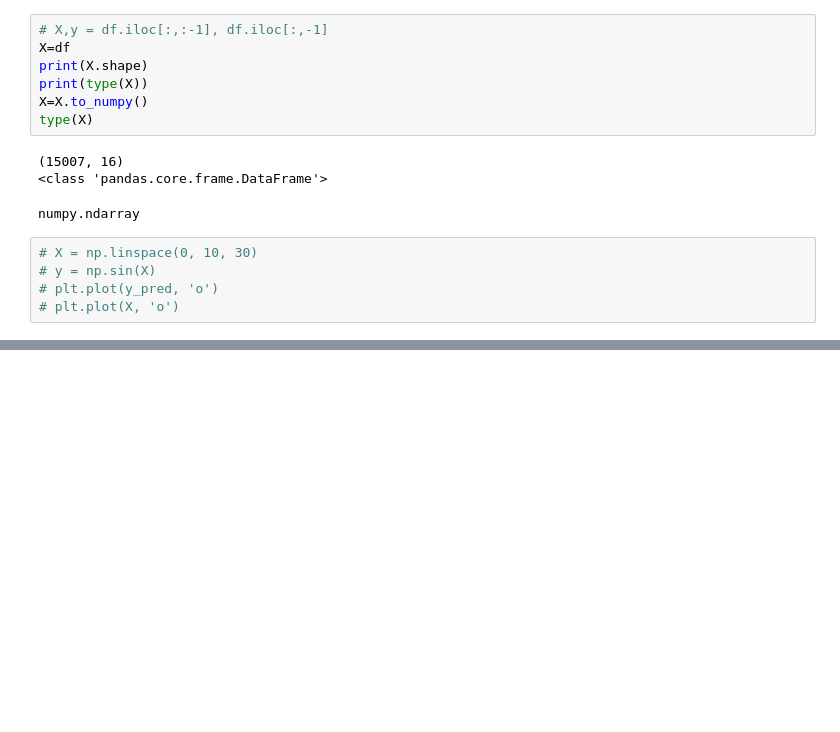
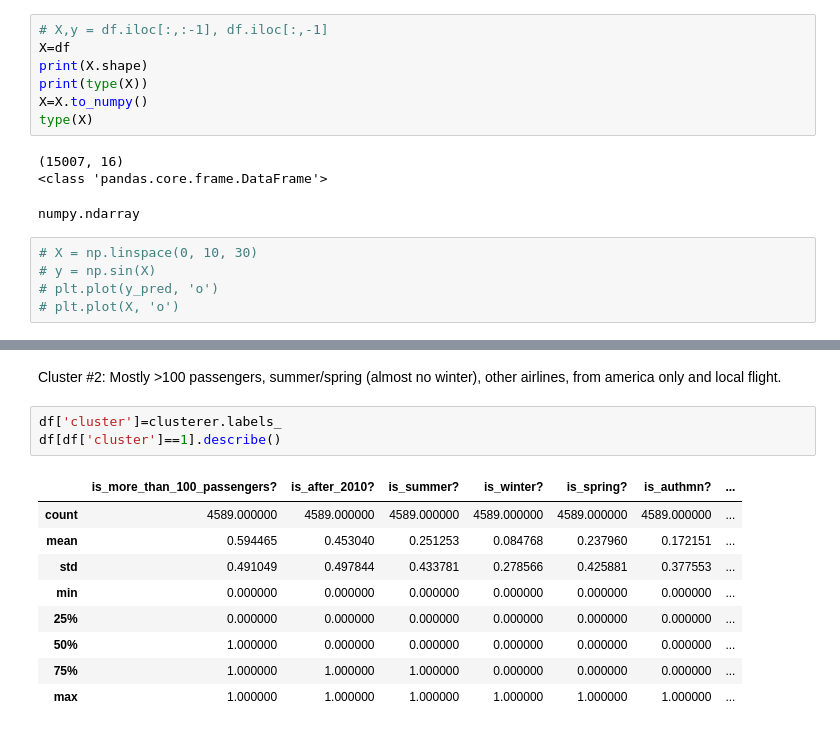
Before and after one commit to haeshed/DS-for-ent, a Jupyter notebook: Home Assignment 2 K-Means-20230501/HWA2_Hadar_Eshed.ipynb, the cells around one changed output, grey strips where cells are left out. Cells and saved outputs as stored; diff of their text form; blank space fills up the shorter version.

```diff
--- a/Home Assignment 2 K-Means-20230501/HWA2_Hadar_Eshed.ipynb
+++ b/Home Assignment 2 K-Means-20230501/HWA2_Hadar_Eshed.ipynb
@@ -145,0 +187,16 @@ for  6  clusters:
+# %% [markdown]
+Cluster #2:
+Mostly >100 passengers, summer/spring (almost no winter), other airlines, from america only and local flight.
+# %%
+df['cluster']=clusterer.labels_
+df[df['cluster']==1].describe()
+# %% [output]
+|  | is_more_than_100_passengers? | is_after_2010? | is_summer? | is_winter? | is_spring? | is_authmn? | ... |
+| count | 4589.000000 | 4589.000000 | 4589.000000 | 4589.000000 | 4589.000000 | 4589.000000 | ... |
+| mean | 0.594465 | 0.453040 | 0.251253 | 0.084768 | 0.237960 | 0.172151 | ... |
+| std | 0.491049 | 0.497844 | 0.433781 | 0.278566 | 0.425881 | 0.377553 | ... |
+| min | 0.000000 | 0.000000 | 0.000000 | 0.000000 | 0.000000 | 0.000000 | ... |
+| 25% | 0.000000 | 0.000000 | 0.000000 | 0.000000 | 0.000000 | 0.000000 | ... |
+| 50% | 1.000000 | 0.000000 | 0.000000 | 0.000000 | 0.000000 | 0.000000 | ... |
+| 75% | 1.000000 | 1.000000 | 1.000000 | 0.000000 | 0.000000 | 0.000000 | ... |
+| max | 1.000000 | 1.000000 | 1.000000 | 1.000000 | 1.000000 | 1.000000 | ... |
```
Also changed, not shown: parts of 16 cells of this notebook, 1 other file.
